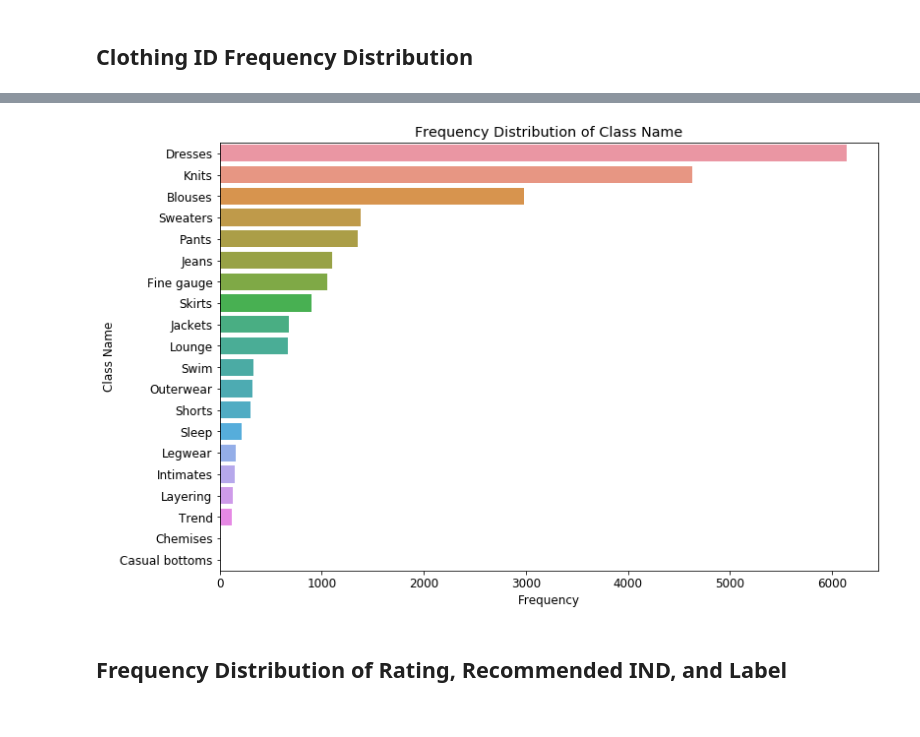
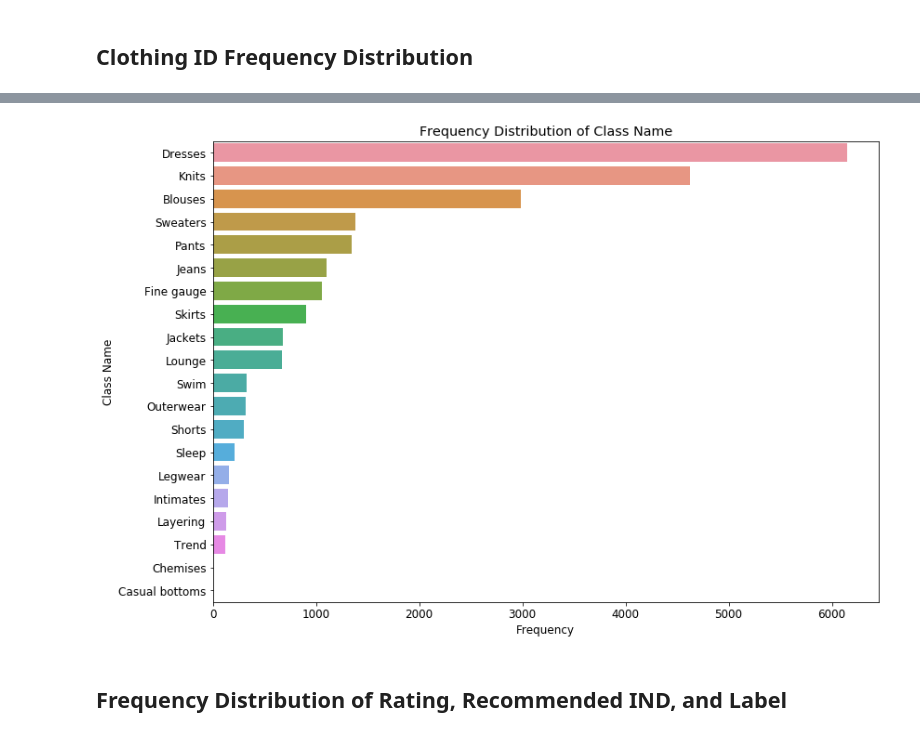
Before and after one commit to AFAgarap/ecommerce-reviews-analysis, a Jupyter notebook: Analysis on E-Commerce Reviews, with Sentiment Classification using Bidirectional Recurrent Neural Network (RNN).ipynb, the cells around one changed output, grey strips where cells are left out. Saved outputs shown, nothing was run; the diff lists cells and outputs as text; code cells hidden in the pictures.

```diff
--- a/Analysis on E-Commerce Reviews, with Sentiment Classification using Bidirectional Recurrent Neural Network (RNN).ipynb
+++ b/Analysis on E-Commerce Reviews, with Sentiment Classification using Bidirectional Recurrent Neural Network (RNN).ipynb
@@ -128,13 +124,14 @@ Dataframe Dimension: 22628 Rows
 # %%
 # Class Name
 plt.subplots(figsize=(12, 8))
 sns.countplot(y='Class Name', data=df,order=df['Class Name'].value_counts().index)
 plt.title('Frequency Distribution of Class Name')
 plt.xlabel('Frequency')
-plt.savefig('freqdist-classname', format='png', dpi=300)
+plt.tight_layout()
+plt.savefig('freqdist-classname.png', format='png', dpi=300)
 plt.show()
 # %% [output]
-[figure, old version]
+[figure, new version]
 # %% [markdown]
 ## Frequency Distribution of Rating, Recommended IND, and Label
 # %%
```
Also changed, not shown: parts of 40 cells of this notebook.
